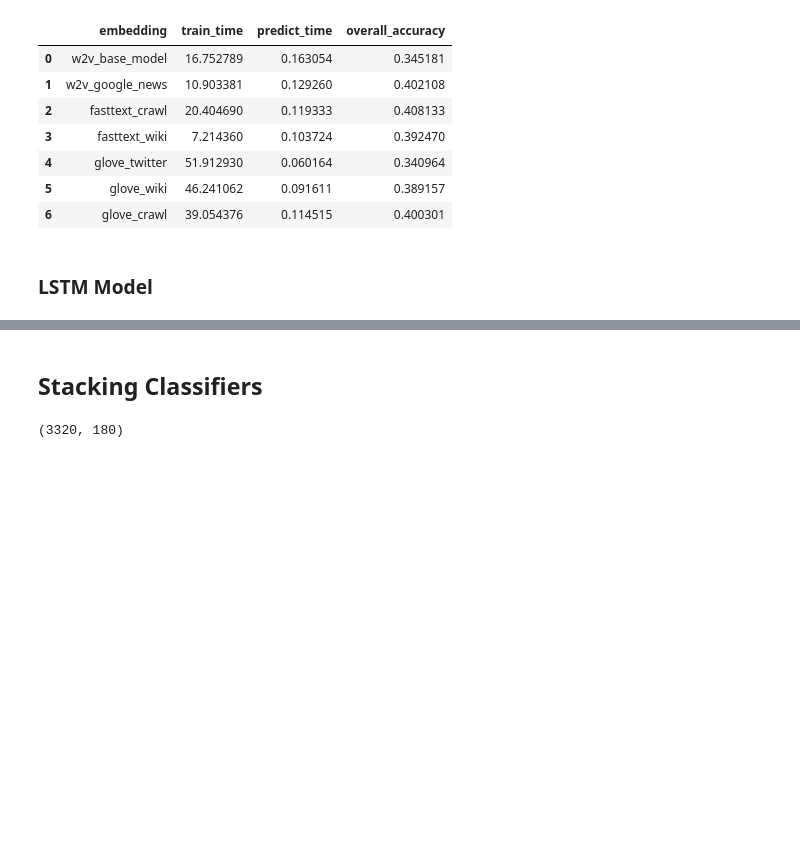
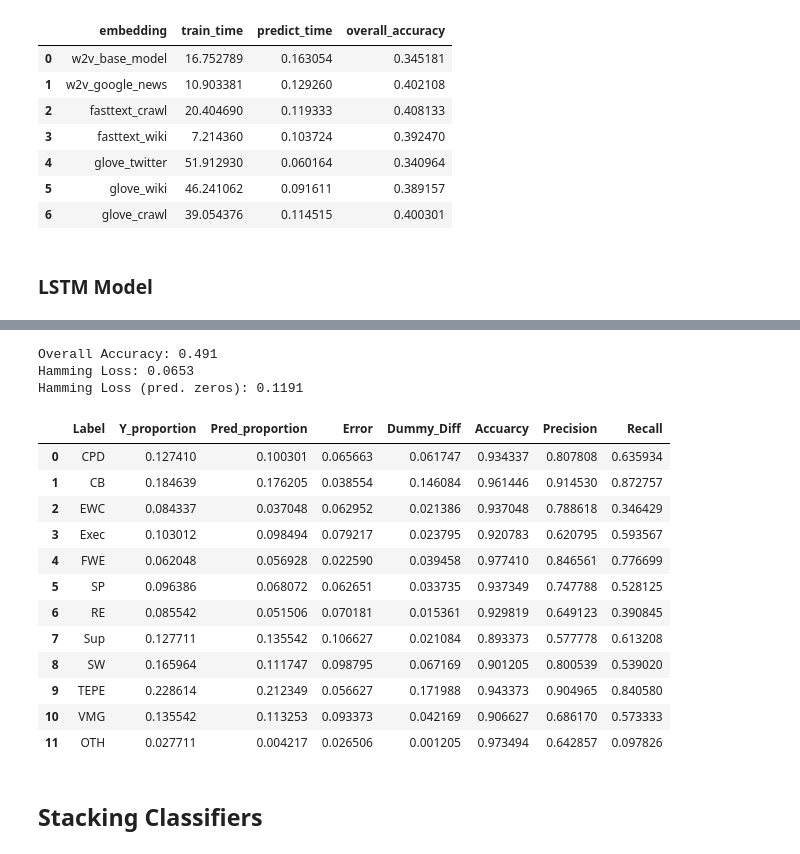
Before and after one commit to Jamienie/mds_capstone_bcstats, a Jupyter notebook: notebooks/02_aq_classification_experiments.ipynb, the cells around one changed output, grey strips where cells are left out. Cells and saved outputs as stored; diff of their text form; code cells hidden in the pictures; blank space fills up the shorter version.

```diff
--- a/notebooks/02_aq_classification_experiments.ipynb
+++ b/notebooks/02_aq_classification_experiments.ipynb
@@ -139 +165,6 @@ df_X_train, df_X_valid, Y_train, Y_valid = train_test_split(
+# %%
+# Fill missing values with the mean response for that column
+for i in range(X_valid_quant.shape[1]):
+    mean_replace = np.nanmean(X_valid_quant, axis = 0)[i]
+    X_valid_quant[:,i][np.isnan(X_valid_quant[:,i])] = mean_replace
 # %%
@@ -333,13 +439,14 @@ for embedding in embeddings.keys():
     t_start = time.time()
 
     clf = BinaryRelevance(
-        classifier = LinearSVC(max_iter = 2000)
+        classifier = LogisticRegression(solver = 'lbfgs', max_iter=500, C = 7.5,
+                                        tol = 0.05)
     )
 
     clf.fit(X_train_avg_wv[embedding], Y_train)
     t_end_train = time.time()
 
-    Y_pred_avg_wv[embedding] = clf.predict(X_valid_avg_wv[embedding]) \
+    Y_pred_avg_wv[embedding] = clf.predict_proba(X_valid_avg_wv[embedding]) \
                                   .toarray()
     model_avg_wv[embedding] = clf
 
@@ -471,7 +578,7 @@ for embedding in embeddings.keys():
 
     # Train and Predict Model
     batch_size = 128
-    epochs = 16
+    epochs = 12
     model.fit(X_train_lstm[embedding],
               Y_train,
               batch_size=batch_size,
@@ -526,2 +624,21 @@ results_lstm
+# %%
+theme_results(Y_valid, np.round(Y_pred_lstm['fasttext_crawl']))
+# %% [output]
+Overall Accuracy: 0.491
+Hamming Loss: 0.0653
+Hamming Loss (pred. zeros): 0.1191
+|  | Label | Y_proportion | Pred_proportion | Error | Dummy_Diff | Accuarcy | Precision | Recall |
+| 0 | CPD | 0.127410 | 0.100301 | 0.065663 | 0.061747 | 0.934337 | 0.807808 | 0.635934 |
+| 1 | CB | 0.184639 | 0.176205 | 0.038554 | 0.146084 | 0.961446 | 0.914530 | 0.872757 |
+| 2 | EWC | 0.084337 | 0.037048 | 0.062952 | 0.021386 | 0.937048 | 0.788618 | 0.346429 |
+| 3 | Exec | 0.103012 | 0.098494 | 0.079217 | 0.023795 | 0.920783 | 0.620795 | 0.593567 |
+| 4 | FWE | 0.062048 | 0.056928 | 0.022590 | 0.039458 | 0.977410 | 0.846561 | 0.776699 |
+| 5 | SP | 0.096386 | 0.068072 | 0.062651 | 0.033735 | 0.937349 | 0.747788 | 0.528125 |
+| 6 | RE | 0.085542 | 0.051506 | 0.070181 | 0.015361 | 0.929819 | 0.649123 | 0.390845 |
+| 7 | Sup | 0.127711 | 0.135542 | 0.106627 | 0.021084 | 0.893373 | 0.577778 | 0.613208 |
+| 8 | SW | 0.165964 | 0.111747 | 0.098795 | 0.067169 | 0.901205 | 0.800539 | 0.539020 |
+| 9 | TEPE | 0.228614 | 0.212349 | 0.056627 | 0.171988 | 0.943373 | 0.904965 | 0.840580 |
+| 10 | VMG | 0.135542 | 0.113253 | 0.093373 | 0.042169 | 0.906627 | 0.686170 | 0.573333 |
+| 11 | OTH | 0.027711 | 0.004217 | 0.026506 | 0.001205 | 0.973494 | 0.642857 | 0.097826 |
 # %% [markdown]
 ## Stacking Classifiers
@@ -538,4 +644,0 @@ X_train_stack = np.hstack((X_train_stack_bow,
-# %%
-X_train_stack.shape
-# %% [output]
-(3320, 180)
```
Also changed, not shown: parts of 71 cells of this notebook.
